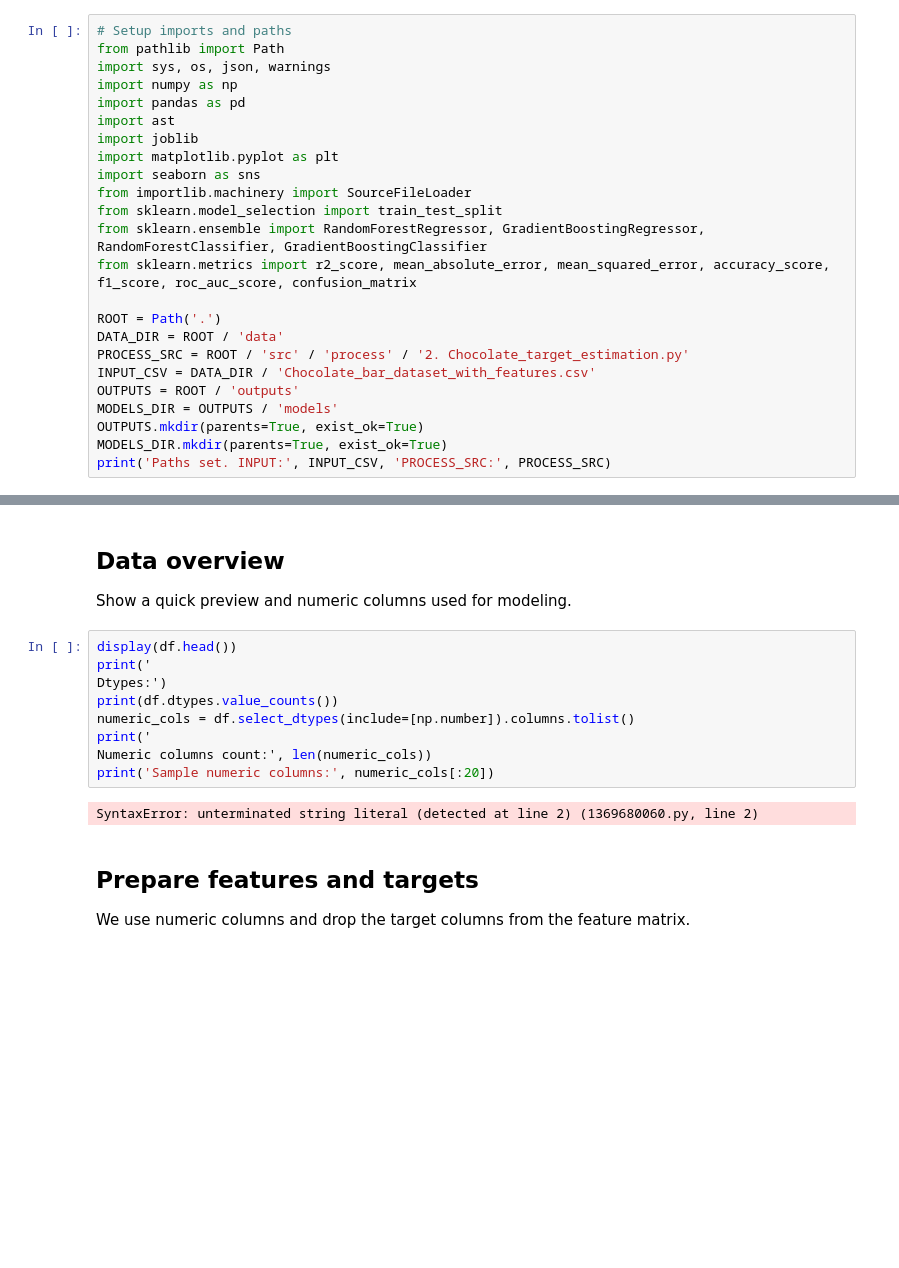
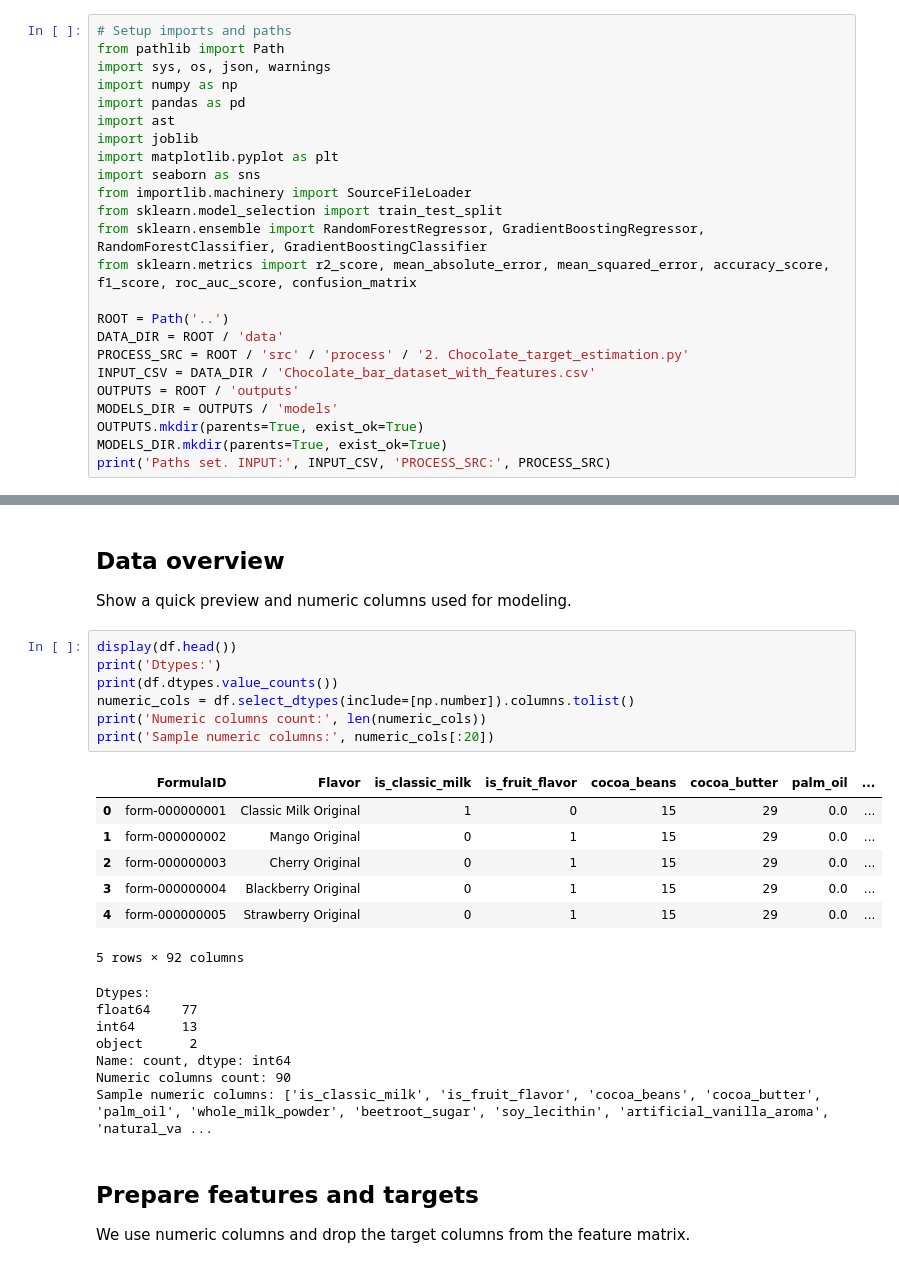
Before and after one commit to Badisj/generative-ai-orchestration-cpg, a Jupyter notebook: ml-product-performance-prediction/notebooks/Train_and_Evaluate_Targets.executed.ipynb, the cells around one changed output, grey strips where cells are left out. Cells and saved outputs as stored; diff of their text form; blank space fills up the shorter version.

```diff
--- a/ml-product-performance-prediction/notebooks/Train_and_Evaluate_Targets.executed.ipynb
+++ b/ml-product-performance-prediction/notebooks/Train_and_Evaluate_Targets.executed.ipynb
@@ -17,7 +17,7 @@ from sklearn.model_selection import train_test_split
 from sklearn.ensemble import RandomForestRegressor, GradientBoostingRegressor, RandomForestClassifier, GradientBoostingClassifier
 from sklearn.metrics import r2_score, mean_absolute_error, mean_squared_error, accuracy_score, f1_score, roc_auc_score, confusion_matrix
 
-ROOT = Path('.')
+ROOT = Path('..')
 DATA_DIR = ROOT / 'data'
 PROCESS_SRC = ROOT / 'src' / 'process' / '2. Chocolate_target_estimation.py'
 INPUT_CSV = DATA_DIR / 'Chocolate_bar_dataset_with_features.csv'
@@ -92,15 +92,26 @@ Saved enhanced CSV to outputs\complete_formulations_with_targets.csv
 Show a quick preview and numeric columns used for modeling.
 # %%
 display(df.head())
-print('
-Dtypes:')
+print('Dtypes:')
 print(df.dtypes.value_counts())
 numeric_cols = df.select_dtypes(include=[np.number]).columns.tolist()
-print('
-Numeric columns count:', len(numeric_cols))
+print('Numeric columns count:', len(numeric_cols))
 print('Sample numeric columns:', numeric_cols[:20])
 # %% [output]
+|  | FormulaID | Flavor | is_classic_milk | is_fruit_flavor | cocoa_beans | cocoa_butter | palm_oil | ... |
+| 0 | form-000000001 | Classic Milk Original | 1 | 0 | 15 | 29 | 0.0 | ... |
+| 1 | form-000000002 | Mango Original | 0 | 1 | 15 | 29 | 0.0 | ... |
+| 2 | form-000000003 | Cherry Original | 0 | 1 | 15 | 29 | 0.0 | ... |
+| 3 | form-000000004 | Blackberry Original | 0 | 1 | 15 | 29 | 0.0 | ... |
+| 4 | form-000000005 | Strawberry Original | 0 | 1 | 15 | 29 | 0.0 | ... |
-SyntaxError: unterminated string literal (detected at line 2) (1369680060.py, line 2)
+5 rows × 92 columns
+Dtypes:
+float64    77
+int64      13
+object      2
+Name: count, dtype: int64
+Numeric columns count: 90
+Sample numeric columns: ['is_classic_milk', 'is_fruit_flavor', 'cocoa_beans', 'cocoa_butter', 'palm_oil', 'whole_milk_powder', 'beetroot_sugar', 'soy_lecithin', 'artificial_vanilla_aroma', 'natural_va ...
 # %% [markdown]
 ## Prepare features and targets
 We use numeric columns and drop the target columns from the feature matrix.
```
Also changed, not shown: parts of 5 cells of this notebook, 48 other files.
